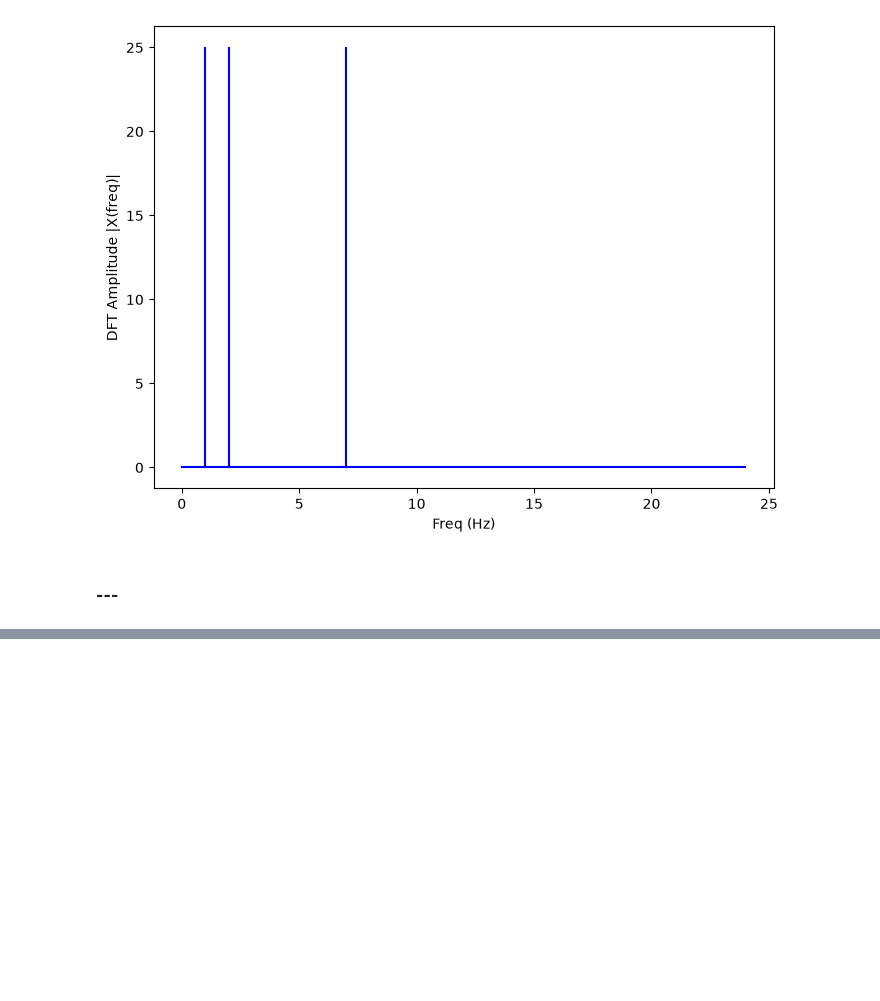
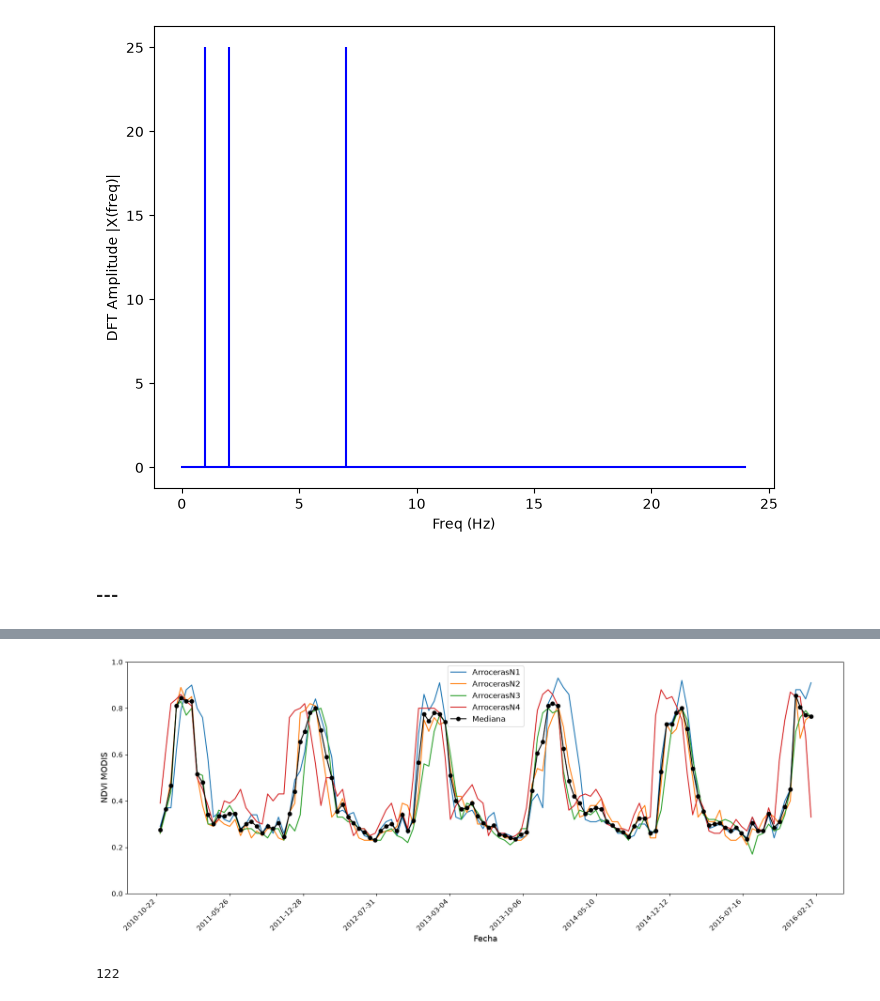
Before and after one commit to francobarrionuevoenv21/MAIE_devs_pub, a Jupyter notebook: Modelos/Transf_fourier/fourier_test.ipynb, the cells around one changed output, grey strips where cells are left out. Saved outputs shown, nothing was run; the diff lists cells and outputs as text; code cells hidden in the pictures; blank space fills up the shorter version.

```diff
--- a/Modelos/Transf_fourier/fourier_test.ipynb
+++ b/Modelos/Transf_fourier/fourier_test.ipynb
@@ -140,0 +121,54 @@ ax.plot(t, cos_04*t)
+# %%
+listArrocN = ['ArrocerasN1', 'ArrocerasN2', 'ArrocerasN3', 'ArrocerasN4']
+startDateAN = '2010-10-22'
+endDateAN = '2016-02-17'
+
+dfNDVITransverFilt01 = dfNDVITransver.copy()
+
+dfNDVITransverFilt01 = dfNDVITransverFilt01[(dfNDVITransverFilt01['Fecha'] >= startDateAN) & (dfNDVITransverFilt01['Fecha'] <= endDateAN)]
+
+fig, axs = plt.subplots(figsize=(20, 6.52))#, sharex=True)
+
+# --
+list_data_arroc = []
+
+for subS in list(listArrocN):
+
+    axs.plot(dfNDVITransverFilt01['Fecha'],
+        np.array(dfNDVITransverFilt01[subS])/10000, # Normalizo
+        label=subS)
+
+    # --
+    list_data_arroc.append(np.array(dfNDVITransverFilt01[subS])/10000)
+
+# --
+array_arroc = np.array(list_data_arroc)
+array_aroc_mean = np.nanmedian(array_arroc, axis=0)
+#print(array_arroc.shape)
+axs.plot(dfNDVITransverFilt01['Fecha'],
+    array_aroc_mean,
+    marker='o',
+    linestyle=None,
+    color='black',
+    label='Mediana')
+
+
+axs.set_ylabel('NDVI MODIS', fontsize=13)#'Burned area ['+r'$km^2$'+']', fontsize=15)
+axs.set_xlabel('Fecha', fontsize=13)
+axs.legend(fontsize=12, loc='best')
+
+# Adjust the frequency of x-axis ticks
+axs.xaxis.set_major_locator(plt.MultipleLocator(base=24*9))  # Adjust to desired frequency
+axs.set_xticklabels(axs.get_xticklabels(), rotation=45, ha='right', fontsize=10)
+axs.tick_params(axis='both', labelsize=11)
+
+#axs[pos].set_xlim([-2000, 10000])
+axs.set_ylim([0, 1])
+
+plt.show()
+# %% [output]
+[figure, added]
+# %%
+len(array_aroc_mean)
+# %% [output]
+122
```
Also changed, not shown: parts of 16 cells of this notebook, 10 other files.
